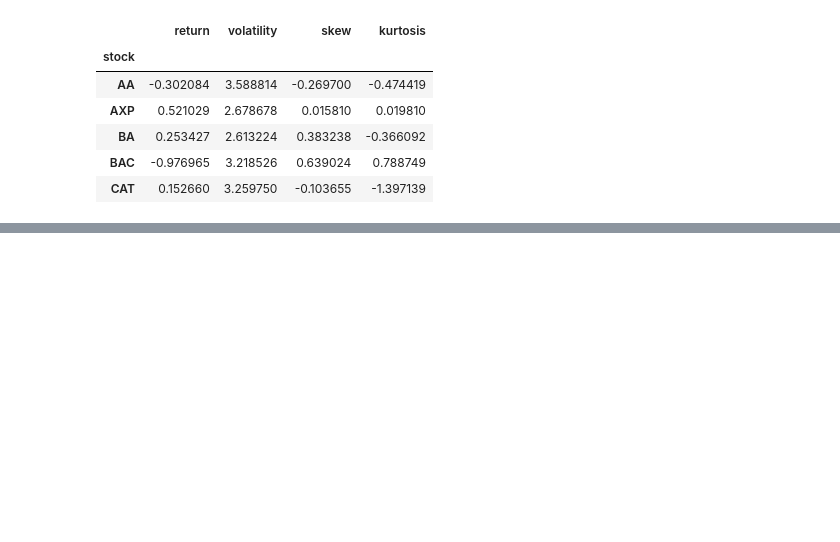
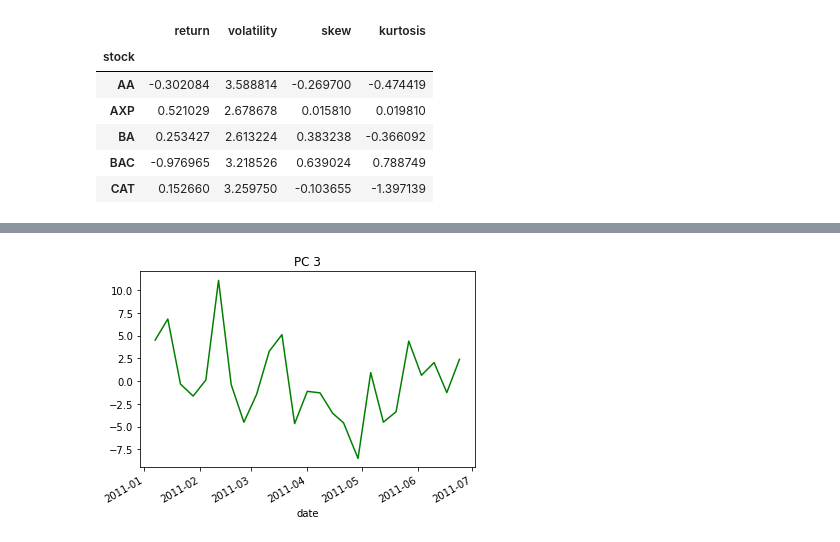
Before and after one commit to rodeoai/The-AI-Handbook-Series, a Jupyter notebook: AI_Model_Handbook_Chap_3.ipynb, the cells around one changed output, grey strips where cells are left out. Cells and saved outputs as stored; diff of their text form; code cells hidden in the pictures; blank space fills up the shorter version.

```diff
--- a/AI_Model_Handbook_Chap_3.ipynb
+++ b/AI_Model_Handbook_Chap_3.ipynb
@@ -145,0 +184,6 @@ X3.head()
+# %%
+PCA_factors['PC 3'].plot(color='green')
+plt.title('PC 3')
+plt.show()
+# %% [output]
+[figure, added]
```
Also changed, not shown: parts of 89 cells of this notebook.
